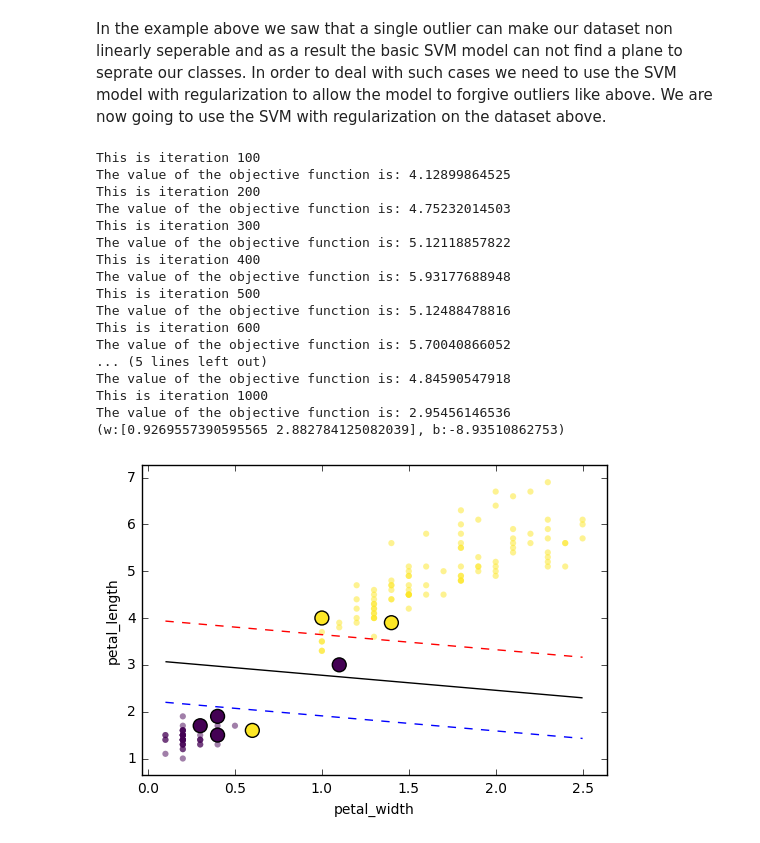
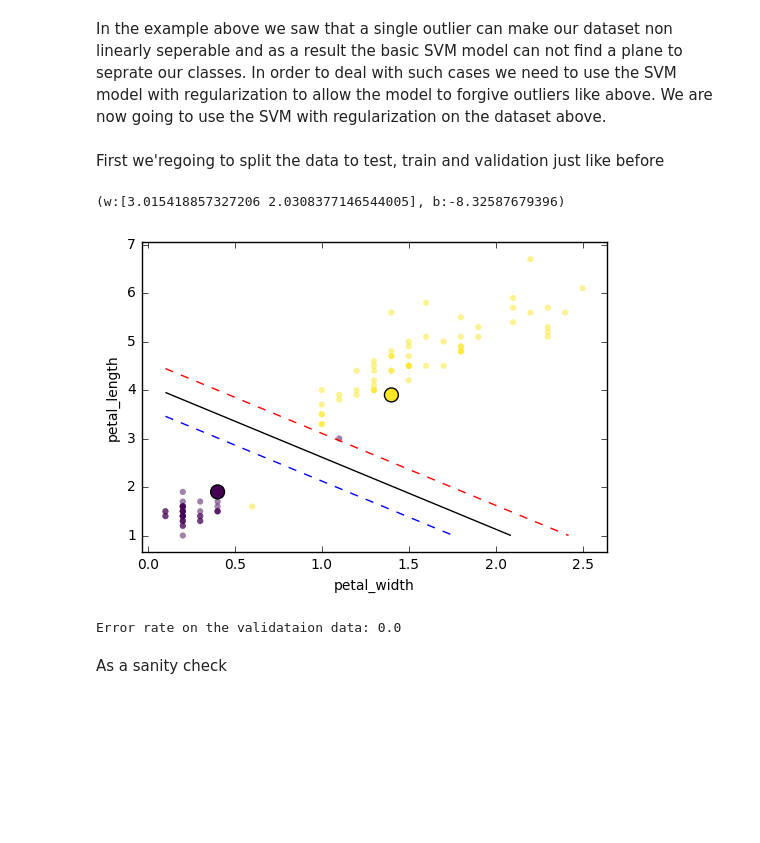
Before and after one commit to reza-asad/SVM-with-SMO, a Jupyter notebook: SVM.ipynb, the cells around one changed output. Cells and saved outputs as stored; diff of their text form; code cells hidden in the pictures; blank space fills up the shorter version.

```diff
--- a/SVM.ipynb
+++ b/SVM.ipynb
@@ -113,26 +113,33 @@ svm_nonlin.train()
 Data is not linearly seperable. Please use the svm_advanced.py
 # %% [markdown]
 In the example above we saw that a single outlier can make our dataset non linearly seperable and as a result the basic SVM model can not find a plane to seprate our classes. In order to deal with such cases we need to use the SVM model with regularization to allow the model to forgive outliers like above. We are now going to use the SVM with regularization on the dataset above.
-# %%
-from models.svm_advanced import *
-svm_adv = SVMAdvanced(iris_nonlin_sep[:,0:2], iris_nonlin_sep[:,2], reg=1.5, verbose=True)
-svm_adv.train(print_every=100)
-# %% [output]
-This is iteration 100
-The value of the objective function is: 4.12899864525
-This is iteration 200
-The value of the objective function is: 4.75232014503
-This is iteration 300
-The value of the objective function is: 5.12118857822
-This is iteration 400
-The value of the objective function is: 5.93177688948
-This is iteration 500
-The value of the objective function is: 5.12488478816
-This is iteration 600
-The value of the objective function is: 5.70040866052
-... (5 lines left out)
-The value of the objective function is: 4.84590547918
-This is iteration 1000
-The value of the objective function is: 2.95456146536
-(w:[0.9269557390595565 2.882784125082039], b:-8.93510862753)
-[figure, removed]
+# %% [markdown]
+First we'regoing to split the data to test, train and validation just like before
+# %%
+X_train, X_val_test, y_train, y_val_test = train_test_split(iris_nonlin_sep[:,:2],
+                                                            iris_nonlin_sep[:,2:3],
+                                                            test_size=0.33)
+X_test, X_val, y_test, y_val = train_test_split(X_val_test,
+                                                y_val_test,
+                                                test_size=0.5)
+# Reshape y to be a 1D array
+y_train = y_train.reshape(len(y_train))
+y_val = y_val.reshape(len(y_val))
+y_test = y_test.reshape(len(y_test))
+# %%
+from models.svm_advanced import *
+svm_adv = SVMAdvanced(X_train, y_train, reg=10, verbose=True)
+svm_adv.train(print_every=1000)
+
+# Compute the error rate on the validation set.
+y_pred = svm_adv.predict(X_val)
+y_pred[y_pred >=0] = 1
+y_pred[y_pred < 0] = -1
+error_rate = sum((y_pred != y_val)) / float(y_val.size)
+print "Error rate on the validataion data: {}".format(error_rate)
+# %% [output]
+(w:[3.015418857327206 2.0308377146544005], b:-8.32587679396)
+[figure, added]
+Error rate on the validataion data: 0.0
+# %% [markdown]
+As a sanity check
```
Also changed, not shown: parts of 2 cells of this notebook, 4 other files.
